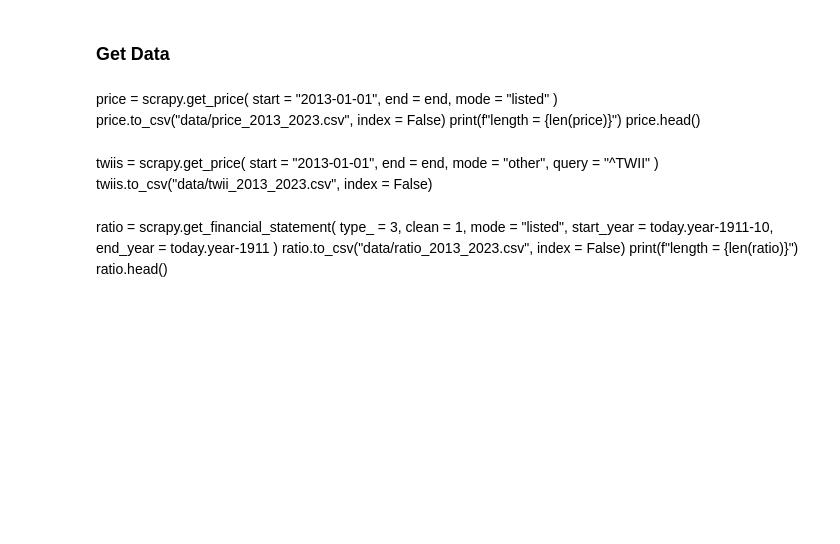
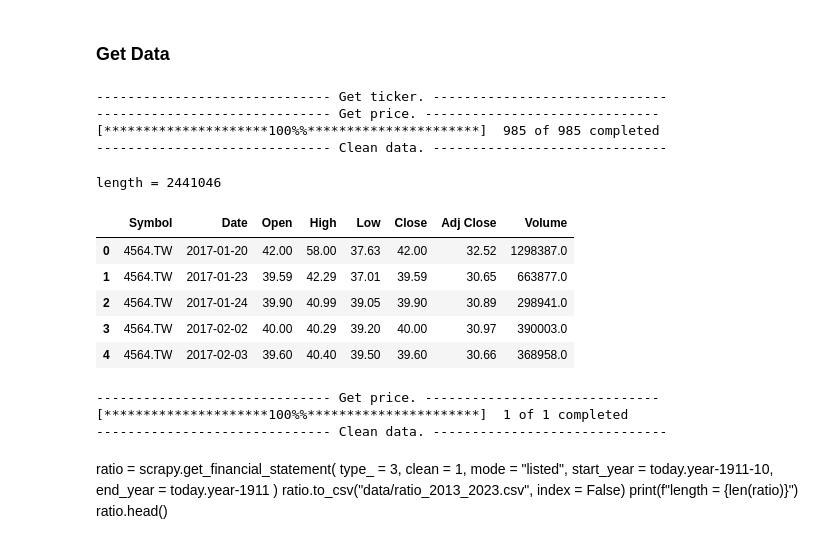
Before and after one commit to JulieKuo/stock, a Jupyter notebook: portfolio.ipynb, the cells around one changed output. Drawn from its saved outputs; the diff is of its cells as text; code cells hidden in the pictures; blank space fills up the shorter version.

```diff
--- a/portfolio.ipynb
+++ b/portfolio.ipynb
@@ -12,23 +12,39 @@ import stock_data as stock
 scrapy = stock.Scrapy()
 today = datetime.datetime.today()
 end = f"{today.year}-12-31"
-# %% [markdown]
-price = scrapy.get_price(
-    start = "2013-01-01",
-    end = end,
-    mode = "listed"
-)
-price.to_csv("data/price_2013_2023.csv", index = False)
-print(f"length = {len(price)}")
-price.head()
-# %% [markdown]
-twiis = scrapy.get_price(
-    start = "2013-01-01",
-    end = end,
-    mode = "other",
-    query = "^TWII"
-)
-twiis.to_csv("data/twii_2013_2023.csv", index = False)
+# %%
+price = scrapy.get_price(
+    start = "2013-01-01",
+    end = end,
+    mode = "listed"
+)
+price.to_csv("data/price_2013_2023.csv", index = False)
+print(f"length = {len(price)}")
+price.head()
+# %% [output]
+------------------------------ Get ticker. ------------------------------
+------------------------------ Get price. ------------------------------
+[*********************100%%**********************]  985 of 985 completed
+------------------------------ Clean data. ------------------------------
+length = 2441046
+|  | Symbol | Date | Open | High | Low | Close | Adj Close | Volume |
+| 0 | 4564.TW | 2017-01-20 | 42.00 | 58.00 | 37.63 | 42.00 | 32.52 | 1298387.0 |
+| 1 | 4564.TW | 2017-01-23 | 39.59 | 42.29 | 37.01 | 39.59 | 30.65 | 663877.0 |
+| 2 | 4564.TW | 2017-01-24 | 39.90 | 40.99 | 39.05 | 39.90 | 30.89 | 298941.0 |
+| 3 | 4564.TW | 2017-02-02 | 40.00 | 40.29 | 39.20 | 40.00 | 30.97 | 390003.0 |
+| 4 | 4564.TW | 2017-02-03 | 39.60 | 40.40 | 39.50 | 39.60 | 30.66 | 368958.0 |
+# %%
+twiis = scrapy.get_price(
+    start = "2013-01-01",
+    end = end,
+    mode = "other",
+    query = "^TWII"
+)
+twiis.to_csv("data/twii_2013_2023.csv", index = False)
+# %% [output]
+------------------------------ Get price. ------------------------------
+[*********************100%%**********************]  1 of 1 completed
+------------------------------ Clean data. ------------------------------
 # %% [markdown]
 ratio = scrapy.get_financial_statement(
     type_ = 3,
```
Also changed, not shown: parts of 5 cells of this notebook.
